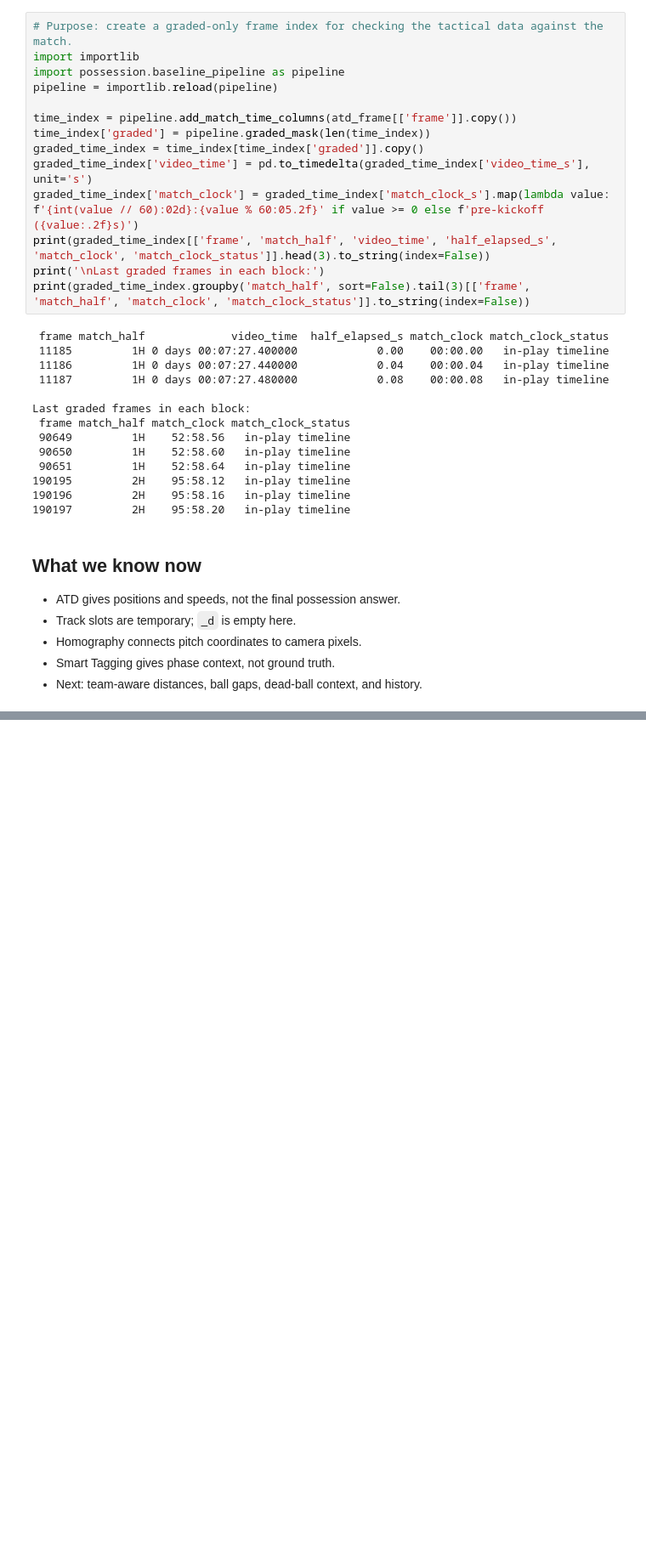
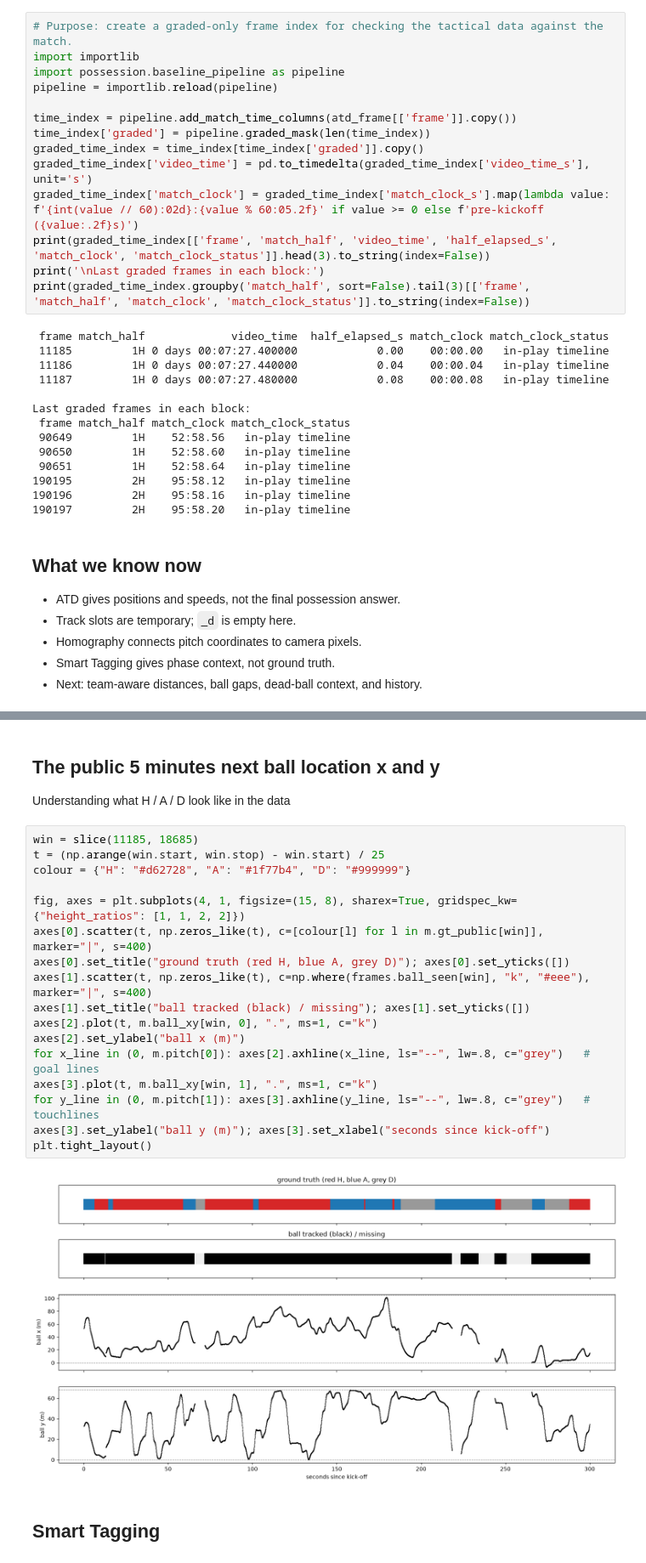
Before and after one commit to Pingeor11/Barcelona-hackathon, a Jupyter notebook: notebooks/01_eda.ipynb, the cells around one changed output, grey strips where cells are left out. Shown at 85% size. Drawn from its saved outputs; the diff is of its cells as text; blank space fills up the shorter version.

```diff
--- a/notebooks/01_eda.ipynb
+++ b/notebooks/01_eda.ipynb
@@ -463,0 +547,24 @@ Last graded frames in each block:
+# %% [markdown]
+## The public 5 minutes next ball location x and y
+Understanding what H / A / D look like in the data
+# %%
+win = slice(11185, 18685)
+t = (np.arange(win.start, win.stop) - win.start) / 25
+colour = {"H": "#d62728", "A": "#1f77b4", "D": "#999999"}
+
+fig, axes = plt.subplots(4, 1, figsize=(15, 8), sharex=True, gridspec_kw={"height_ratios": [1, 1, 2, 2]})
+axes[0].scatter(t, np.zeros_like(t), c=[colour[l] for l in m.gt_public[win]], marker="|", s=400)
+axes[0].set_title("ground truth (red H, blue A, grey D)"); axes[0].set_yticks([])
+axes[1].scatter(t, np.zeros_like(t), c=np.where(frames.ball_seen[win], "k", "#eee"), marker="|", s=400)
+axes[1].set_title("ball tracked (black) / missing"); axes[1].set_yticks([])
+axes[2].plot(t, m.ball_xy[win, 0], ".", ms=1, c="k")
+axes[2].set_ylabel("ball x (m)")
+for x_line in (0, m.pitch[0]): axes[2].axhline(x_line, ls="--", lw=.8, c="grey")   # goal lines
+axes[3].plot(t, m.ball_xy[win, 1], ".", ms=1, c="k")
+for y_line in (0, m.pitch[1]): axes[3].axhline(y_line, ls="--", lw=.8, c="grey")   # touchlines
+axes[3].set_ylabel("ball y (m)"); axes[3].set_xlabel("seconds since kick-off")
+plt.tight_layout()
+# %% [output]
+[figure, added]
+# %% [markdown]
+## Smart Tagging
```
Also changed, not shown: parts of 20 cells of this notebook, 21 other files.
